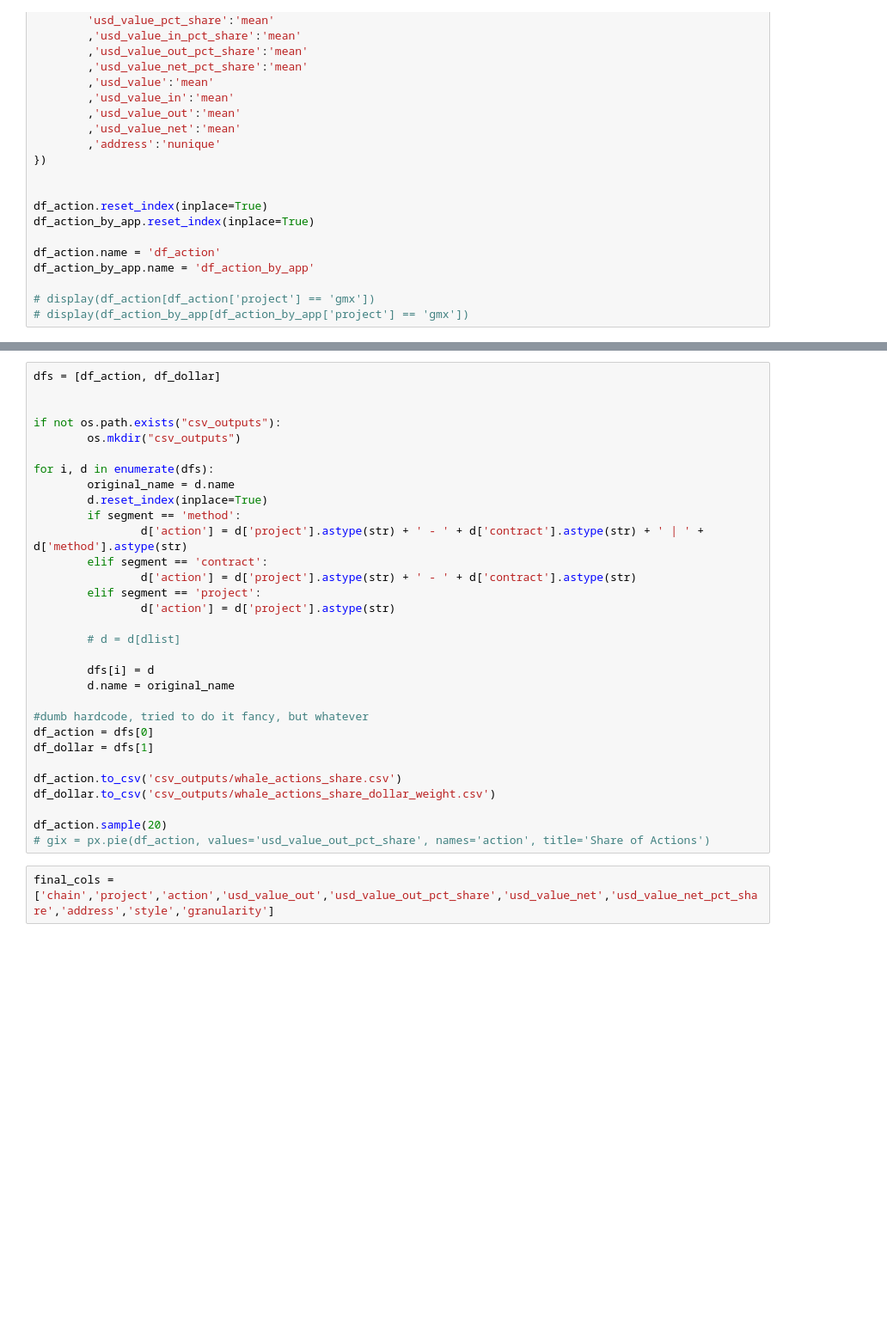
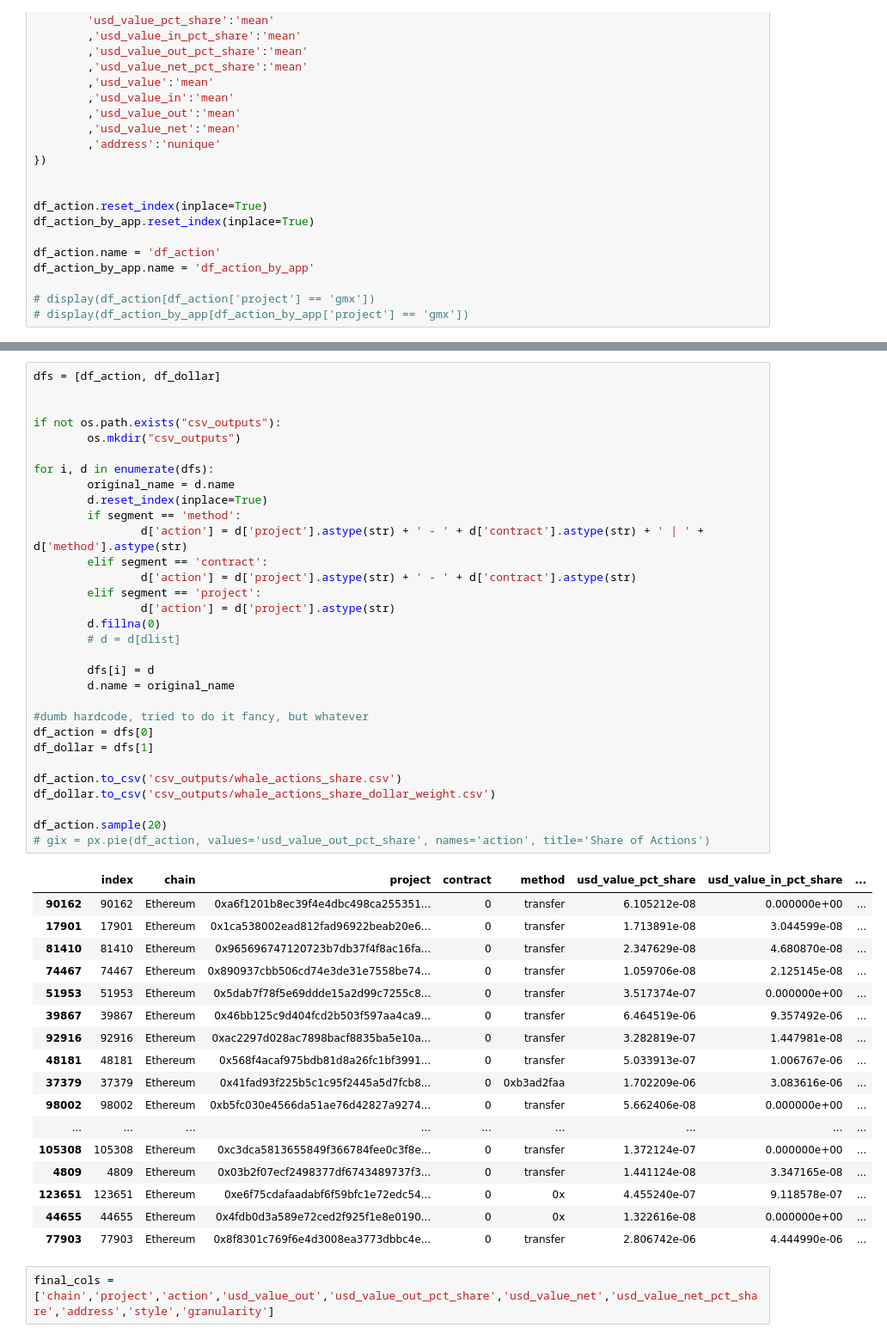
Before and after one commit to MSilb7/op_data, a Jupyter notebook: op_whale_actions.ipynb, the cells around one changed output, grey strips where cells are left out. Shown: that part at 86% size. Drawn from its saved outputs; the diff is of its cells as text; blank space fills up the shorter version.

```diff
--- a/op_whale_actions.ipynb
+++ b/op_whale_actions.ipynb
@@ -126,34 +220,52 @@ df_action_by_app.name = 'df_action_by_app'
 # %%
 dfs = [df_action, df_dollar]
 
 
 if not os.path.exists("csv_outputs"):
         os.mkdir("csv_outputs")
 
 for i, d in enumerate(dfs):
         original_name = d.name
         d.reset_index(inplace=True)
         if segment == 'method':
                 d['action'] = d['project'].astype(str) + ' - ' + d['contract'].astype(str) + ' | ' + d['method'].astype(str)
         elif segment == 'contract':
                 d['action'] = d['project'].astype(str) + ' - ' + d['contract'].astype(str)
         elif segment == 'project':
                 d['action'] = d['project'].astype(str)
-
+        d.fillna(0)
         # d = d[dlist]
 
         dfs[i] = d
         d.name = original_name
 
 #dumb hardcode, tried to do it fancy, but whatever
 df_action = dfs[0]
 df_dollar = dfs[1]
 
 df_action.to_csv('csv_outputs/whale_actions_share.csv')
 df_dollar.to_csv('csv_outputs/whale_actions_share_dollar_weight.csv')
 
 df_action.sample(20)
 # gix = px.pie(df_action, values='usd_value_out_pct_share', names='action', title='Share of Actions')
+# %% [output]
+|  | index | chain | project | contract | method | usd_value_pct_share | usd_value_in_pct_share | ... |
+| 90162 | 90162 | Ethereum | 0xa6f1201b8ec39f4e4dbc498ca255351... | 0 | transfer | 6.105212e-08 | 0.000000e+00 | ... |
+| 17901 | 17901 | Ethereum | 0x1ca538002ead812fad96922beab20e6... | 0 | transfer | 1.713891e-08 | 3.044599e-08 | ... |
+| 81410 | 81410 | Ethereum | 0x965696747120723b7db37f4f8ac16fa... | 0 | transfer | 2.347629e-08 | 4.680870e-08 | ... |
+| 74467 | 74467 | Ethereum | 0x890937cbb506cd74e3de31e7558be74... | 0 | transfer | 1.059706e-08 | 2.125145e-08 | ... |
+| 51953 | 51953 | Ethereum | 0x5dab7f78f5e69ddde15a2d99c7255c8... | 0 | transfer | 3.517374e-07 | 0.000000e+00 | ... |
+| 39867 | 39867 | Ethereum | 0x46bb125c9d404fcd2b503f597aa4ca9... | 0 | transfer | 6.464519e-06 | 9.357492e-06 | ... |
+| 92916 | 92916 | Ethereum | 0xac2297d028ac7898bacf8835ba5e10a... | 0 | transfer | 3.282819e-07 | 1.447981e-08 | ... |
+| 48181 | 48181 | Ethereum | 0x568f4acaf975bdb81d8a26fc1bf3991... | 0 | transfer | 5.033913e-07 | 1.006767e-06 | ... |
+| 37379 | 37379 | Ethereum | 0x41fad93f225b5c1c95f2445a5d7fcb8... | 0 | 0xb3ad2faa | 1.702209e-06 | 3.083616e-06 | ... |
+| 98002 | 98002 | Ethereum | 0xb5fc030e4566da51ae76d42827a9274... | 0 | transfer | 5.662406e-08 | 0.000000e+00 | ... |
+| ... | ... | ... | ... | ... | ... | ... | ... | ... |
+| 105308 | 105308 | Ethereum | 0xc3dca5813655849f366784fee0c3f8e... | 0 | transfer | 1.372124e-07 | 0.000000e+00 | ... |
+| 4809 | 4809 | Ethereum | 0x03b2f07ecf2498377df6743489737f3... | 0 | transfer | 1.441124e-08 | 3.347165e-08 | ... |
+| 123651 | 123651 | Ethereum | 0xe6f75cdafaadabf6f59bfc1e72edc54... | 0 | 0x | 4.455240e-07 | 9.118578e-07 | ... |
+| 44655 | 44655 | Ethereum | 0x4fdb0d3a589e72ced2f925f1e8e0190... | 0 | 0x | 1.322616e-08 | 0.000000e+00 | ... |
+| 77903 | 77903 | Ethereum | 0x8f8301c769f6e4d3008ea3773dbbc4e... | 0 | transfer | 2.806742e-06 | 4.444990e-06 | ... |
 # %%
 final_cols = ['chain','project','action','usd_value_out','usd_value_out_pct_share','usd_value_net','usd_value_net_pct_share','address','style','granularity']
 # %%
```
Also changed, not shown: parts of 9 cells of this notebook, 6 other files.
